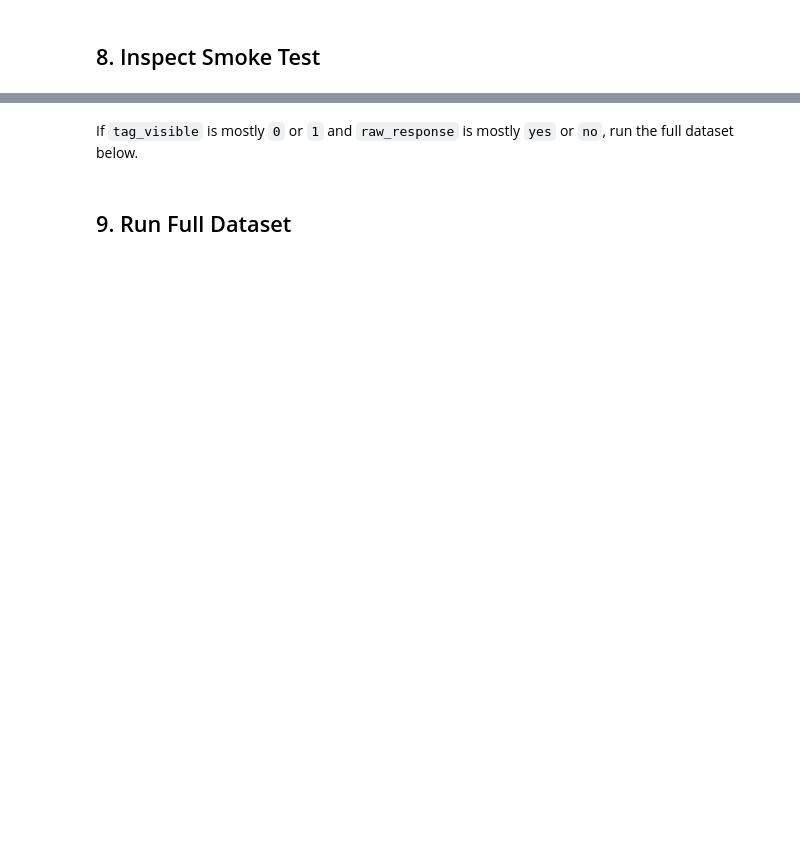
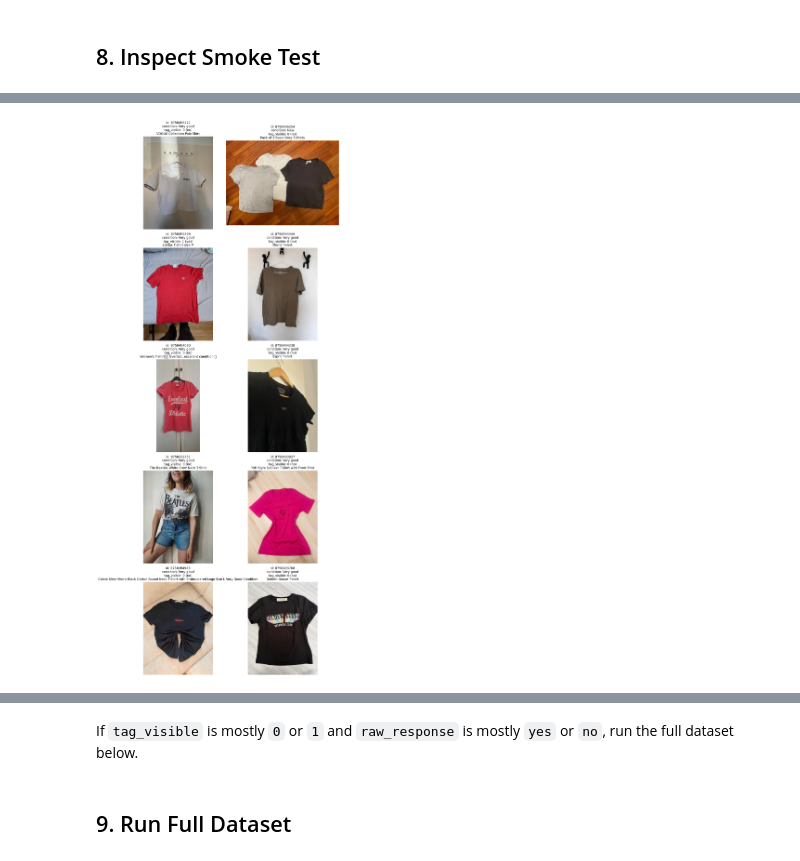
Before and after one commit to mchlkan/Advanced_ML, a Jupyter notebook: notebooks/03_model3_tag_detector_colab.ipynb, the cells around one changed output, grey strips where cells are left out. Saved outputs shown, nothing was run; the diff lists cells and outputs as text; code cells hidden in the pictures; blank space fills up the shorter version.

```diff
--- a/notebooks/03_model3_tag_detector_colab.ipynb
+++ b/notebooks/03_model3_tag_detector_colab.ipynb
@@ -81,0 +161,56 @@ smoke
+# %%
+import pandas as pd
+from PIL import Image
+import io
+import matplotlib.pyplot as plt
+
+# Load smoke predictions
+smoke = pd.read_parquet("/content/tag_visible_smoke.parquet")
+
+# Load source data
+vinted = pd.read_parquet("data/vinted_clothing_combined.parquet")
+ka = pd.read_parquet("data/kleinanzeigen_clothing_combined.parquet")
+df = pd.concat([vinted, ka], ignore_index=True)
+
+# Join condition + image onto smoke rows
+view = smoke.merge(
+    df[["platform", "id", "condition_en", "title_en", "image"]],
+    on=["platform", "id"],
+    how="left",
+)
+
+def decode_image(cell):
+    if isinstance(cell, dict) and cell.get("bytes") is not None:
+        return Image.open(io.BytesIO(cell["bytes"])).convert("RGB")
+    if isinstance(cell, dict) and cell.get("path"):
+        return Image.open(cell["path"]).convert("RGB")
+    if isinstance(cell, (bytes, bytearray)):
+        return Image.open(io.BytesIO(cell)).convert("RGB")
+    return cell
+
+# Display images with prediction + condition
+n = len(view)
+cols = 2
+rows = (n + cols - 1) // cols
+
+plt.figure(figsize=(10, rows * 5))
+
+for i, row in view.iterrows():
+    img = decode_image(row["image"])
+
+    ax = plt.subplot(rows, cols, i + 1)
+    ax.imshow(img)
+    ax.axis("off")
+
+    ax.set_title(
+        f"id: {row['id']}\n"
+        f"condition: {row['condition_en']}\n"
+        f"tag_visible: {row['tag_visible']} ({row['raw_response']})\n"
+        f"{row.get('title_en', '')}",
+        fontsize=10,
+    )
+
+plt.tight_layout()
+plt.show()
+# %% [output]
+[figure, added]
```
Also changed, not shown: parts of 15 cells of this notebook.
